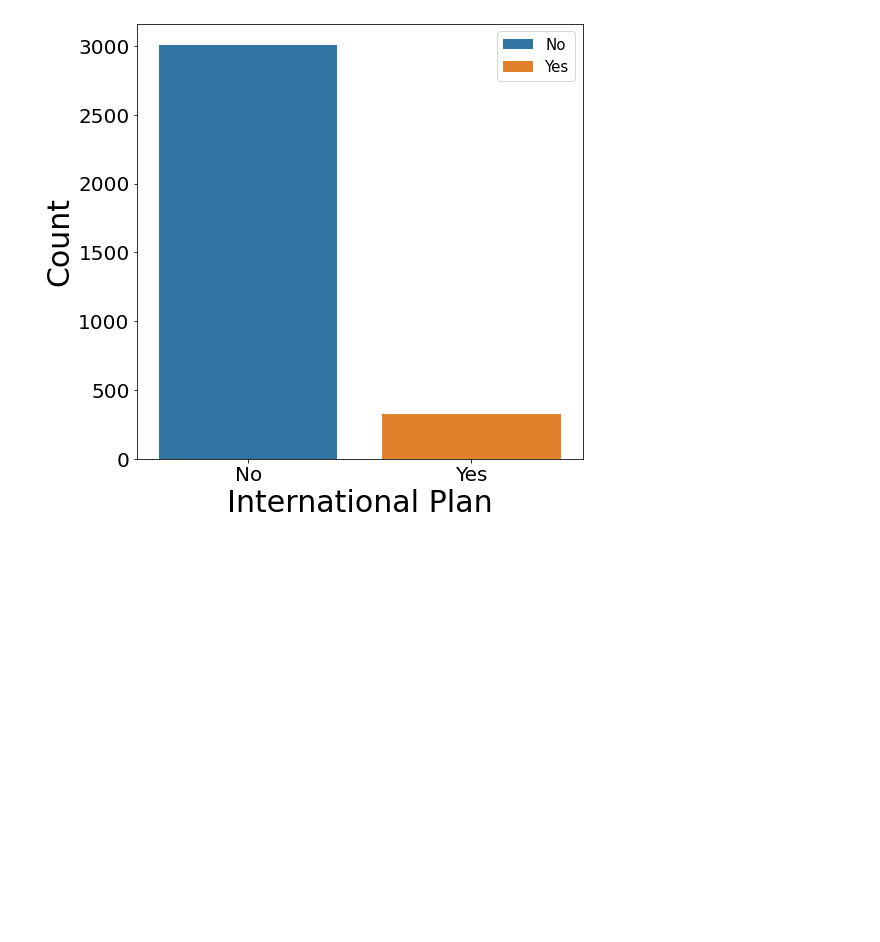
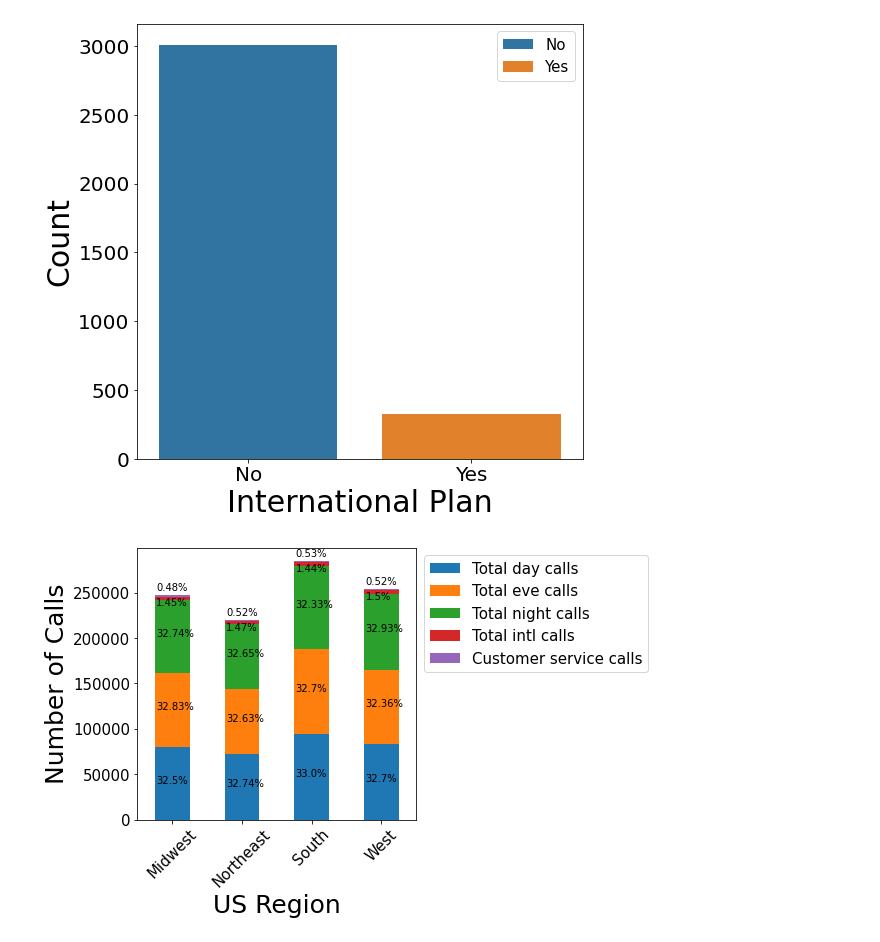
Before and after one commit to parasgupta1995/Almabetter-Capstone-project, a Jupyter notebook: _telecom_churn_analysis_almabetter_capstone_project.ipynb, the cells around one changed output. Saved outputs shown, nothing was run; the diff lists cells and outputs as text; code cells hidden in the pictures; blank space fills up the shorter version.

```diff
--- a/_telecom_churn_analysis_almabetter_capstone_project.ipynb
+++ b/_telecom_churn_analysis_almabetter_capstone_project.ipynb
@@ -57,0 +77,41 @@ plt.legend(fontsize=15)
+# %%
+#Grouped Data(by="State") number of calls made based on day,evening, night, international,service support
+number_of_call_timewise=Number_of_calls_dataframe.groupby(by='State').sum()[['Total day calls', 'Total eve calls','Total night calls','Total intl calls', 'Customer service calls']].sort_values(by='State').reset_index()
+# %%
+#Call number based on Region
+calls_regionwise=number_of_call_timewise.set_index('State').join(df2.set_index('State'))
+# %%
+#Total number of day,evening,night,International,service calls Regionwise
+Total_number_of_calls=calls_regionwise.groupby(by='Region').sum()
+Total_number_of_calls.reset_index(inplace=True)
+# %%
+size_of=(Total_number_of_calls.shape)
+# %%
+plt.rcParams['figure.figsize']=(5,5)
+Total_number_of_calls.plot(x='Region',kind='bar',stacked=True,rot=45,fontsize=15)
+plt.xlabel('US Region',fontsize=25)
+plt.ylabel('Number of Calls',fontsize=25)
+plt.legend(bbox_to_anchor=(1,1),fontsize=15)
+column_label=['Total day calls','Total eve calls','Total night calls','Total intl calls','Customer service calls']
+
+for i in range(size_of[0]):
+  #Extracting the element at i row and all columns element except region and use sum function to add them
+  calls=list(Total_number_of_calls.iloc[i,1:])
+  total=int(sum(calls)) #
+  y2=0
+
+  for j in column_label:
+    #number of calls at specified time and region
+    number=int(Total_number_of_calls.loc[i,[j]])#
+    if j=='Total intl calls':
+      y1=y2+number-10000
+    elif j=='Customer service calls':
+      y1=y2+number+5000
+    else:
+      y1=number/2+y2
+    percent=round(number/total*100,2)
+    #Percentage Text in the stack bar plot
+    plt.text(x=i-0.23,y=y1,s=f'{percent}%',fontsize=10)
+    y2+=number
+# %% [output]
+[figure, added]
```
Also changed, not shown: parts of 5 cells of this notebook.
